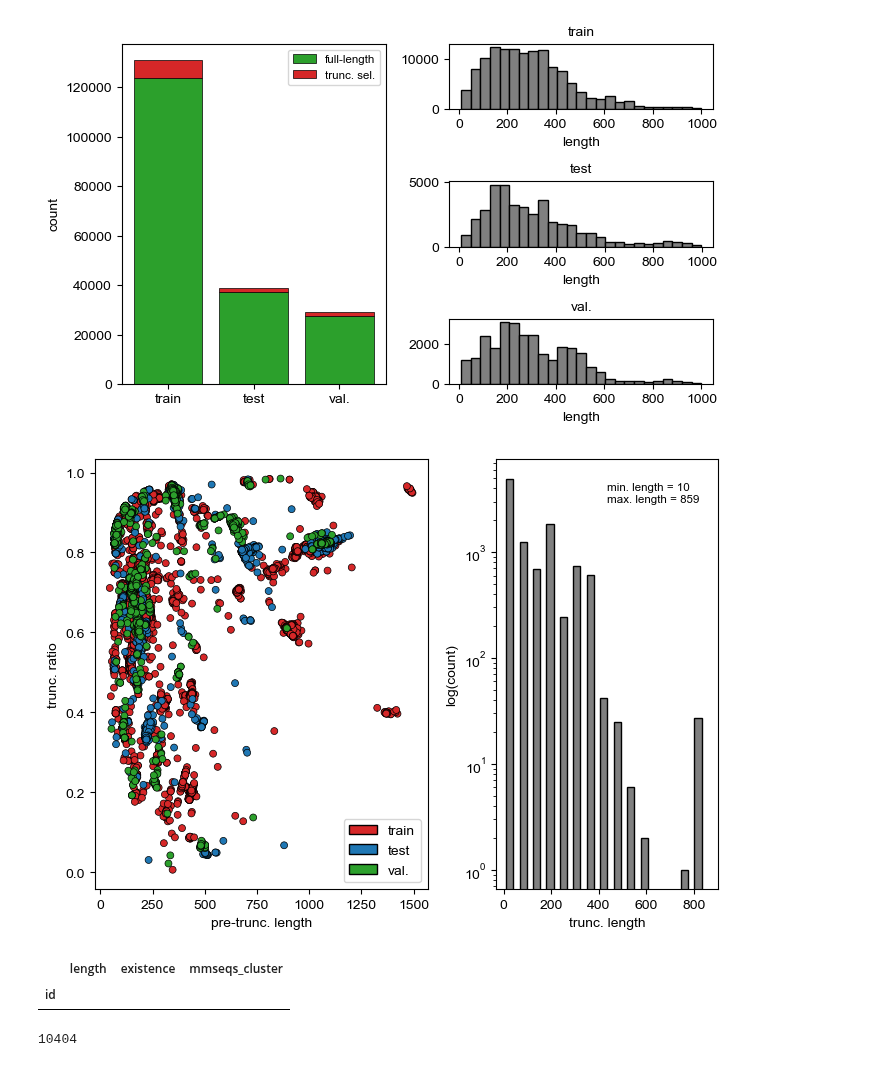
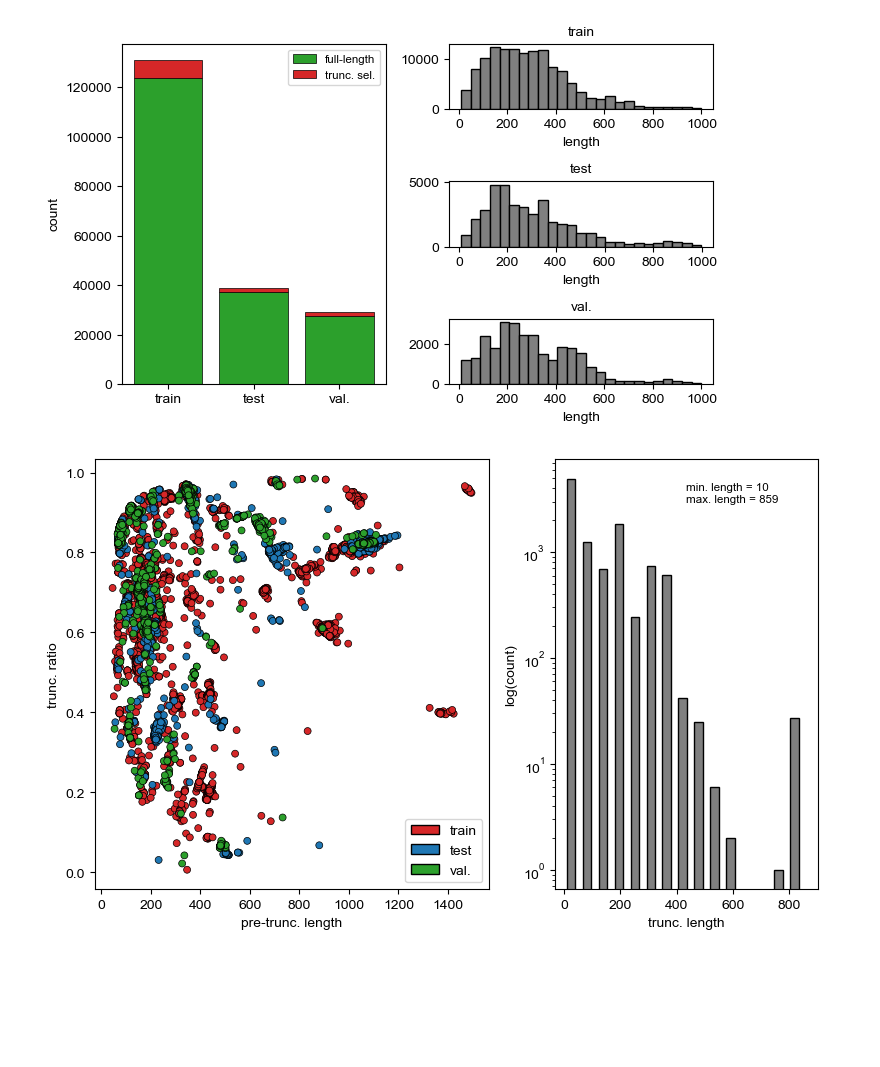
Before and after one commit to pipparichter/selenobot, a Jupyter notebook: notebooks/datasets.ipynb, the cells around one changed output. Saved outputs shown, nothing was run; the diff lists cells and outputs as text; code cells hidden in the pictures; blank space fills up the shorter version.

```diff
--- a/notebooks/datasets.ipynb
+++ b/notebooks/datasets.ipynb
@@ -22,13 +22,14 @@ from scipy.stats import false_discovery_control, mannwhitneyu
 %load_ext autoreload
 %autoreload 2
 # %%
-label_names = dict()
-label_names[0] = 'full-length'
-label_names[1] = 'trunc. sel.'
-label_names[2] = 'short full-len.'
+label_map = dict()
+label_map[0] = 'full-length'
+label_map[1] = 'trunc. sel.'
+label_map[2] = 'short full-len.'
 
 color_map = {1:'tab:red', 2:'tab:blue', 0:'tab:green'}
 color_map.update({'train':'tab:red', 'test':'tab:blue', 'val.':'tab:green'})
+color_map.update({'evidence at protein level':'tab:green', 'inferred from homology':'tab:blue', 'predicted':'tab:red', 'evidence at transcript level':'tab:green', 'uncertain':'black'})
 
 datasets = ['train', 'test', 'val.']
 # %%
@@ -79,36 +80,26 @@ figure_1(metadata_2c)
 # %%
 # What are the truncation ratio distributions for the selenoprotein? How short is the shortest one?
 
 metadata_2c_1_df = pd.concat([df[df.label == 1].assign(dataset=dataset) for dataset, df in metadata_2c.items()]) # Grab all truncated selenoproteins.
 metadata_2c_0_df = pd.concat([df[df.label == 0].assign(dataset=dataset) for dataset, df in metadata_2c.items()]) # Grab all truncated selenoproteins.
 
-fig, axes = plt.subplots(ncols=2, figsize=(7, 5), width_ratios=[0.6, 0.4], layout='tight')
+fig, axes = plt.subplots(ncols=2, figsize=(8, 5), width_ratios=[0.6, 0.4], layout='tight')
 
 ax = axes[0]
 
 colors = metadata_2c_1_df.dataset.replace(color_map).values
 ax.scatter(metadata_2c_1_df.original_length, metadata_2c_1_df.truncation_ratio, s=25, c=colors, edgecolors='black', lw=0.5)
 ax.set_xlabel('pre-trunc. length')
 ax.set_ylabel('trunc. ratio')
 ax.legend(handles=[Patch(facecolor=color_map[dataset], label=dataset, edgecolor='black') for dataset in datasets], loc='lower right')
 
 ax = axes[1]
 ax.hist(metadata_2c_1_df.seq.apply(len), bins=15, width=30, edgecolor='black', color='gray')
 ax.set_ylabel('log(count)')
 ax.set_xlabel('trunc. length')
 ax.set_yscale('log')
 ax.text(0.5, 0.9, f'min. length = {metadata_2c_1_df.seq.apply(len).min()}\nmax. length = {metadata_2c_1_df.seq.apply(len).max()}', transform=ax.transAxes, fontsize='small')
 
 plt.show()
 # %% [output]
-[figure, old version]
+[figure, new version]
-# %%
-metadata_2c_0_df['length'] = metadata_2c_0_df.seq.apply(len)
-metadata_2c_0_df[metadata_2c_0_df.length < 10].sort_values('length')[['length', 'existence', 'mmseqs_cluster']]
-# %% [output]
-|  | length | existence | mmseqs_cluster |
-| id |  |  |  |
-# %%
-print(len(metadata_2c_1_df))
-# %% [output]
-10404
```
Also changed, not shown: parts of 2 cells of this notebook, 15 other files.
